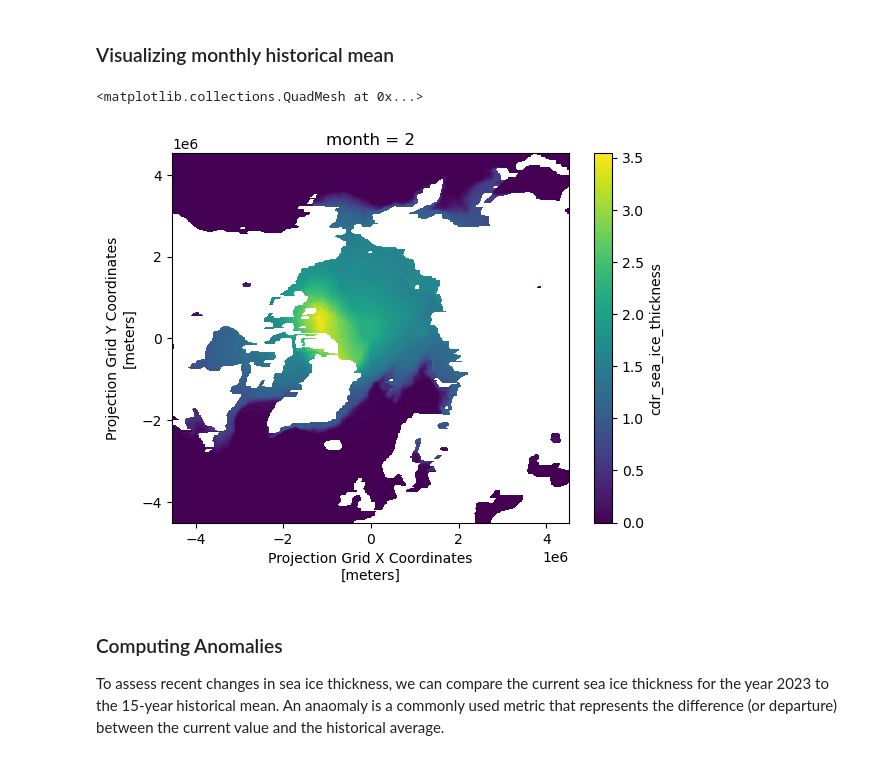
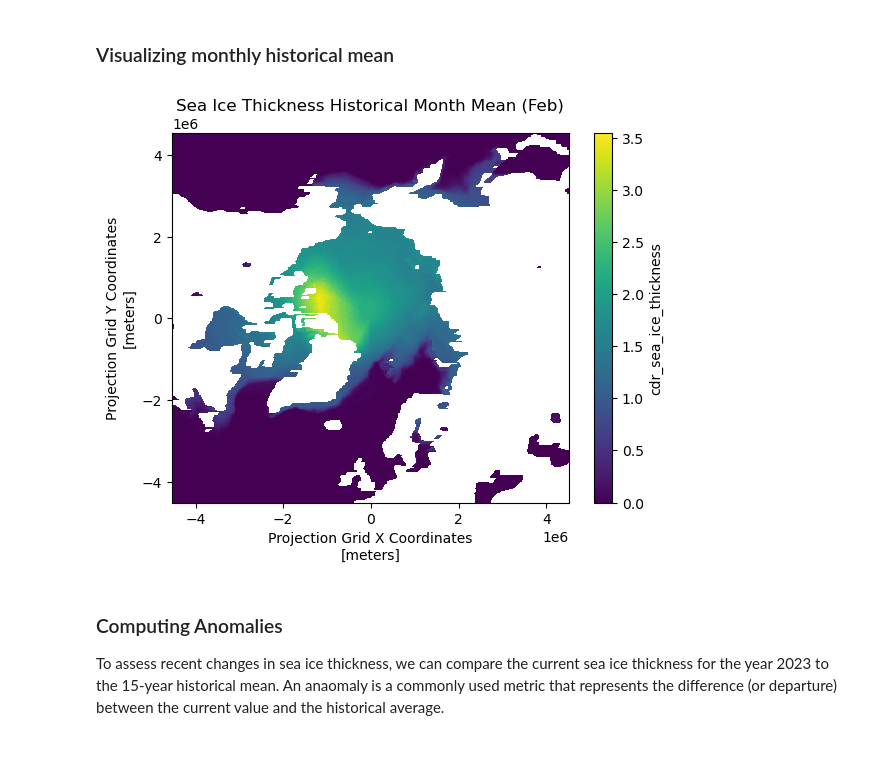
Before and after one commit to coastwatch-training/CoastWatch-Tutorials, a Jupyter notebook: seaice-thickness-climatology/Python/seaice-thickness-climatology.ipynb, the cells around one changed output. Saved outputs shown, nothing was run; the diff lists cells and outputs as text; code cells hidden in the pictures.

Commit message:
added titles to plots

```diff
--- a/seaice-thickness-climatology/Python/seaice-thickness-climatology.ipynb
+++ b/seaice-thickness-climatology/Python/seaice-thickness-climatology.ipynb
@@ -151,9 +152,10 @@ Data variables:
 # %%
 # Plot the first time step of the sea ice thickness
 historical_mean['cdr_sea_ice_thickness'][1].plot()
+plt.title("Sea Ice Thickness Historical Month Mean (Feb)")
+plt.show()
 # %% [output]
-<matplotlib.collections.QuadMesh at 0x...>
-[figure, old version]
+[figure, new version]
 # %% [markdown]
 ### Computing Anomalies
 
```
Also changed, not shown: parts of 1 cell of this notebook.
